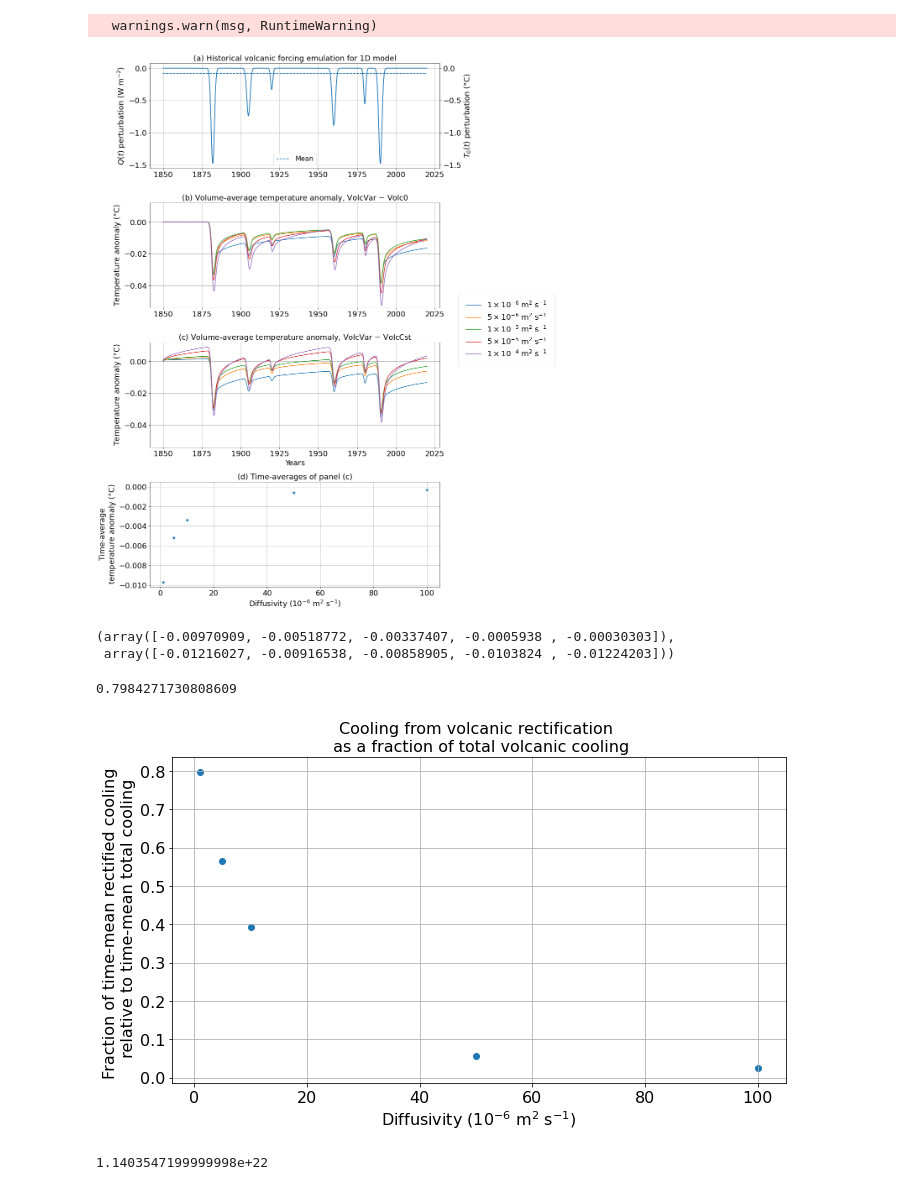
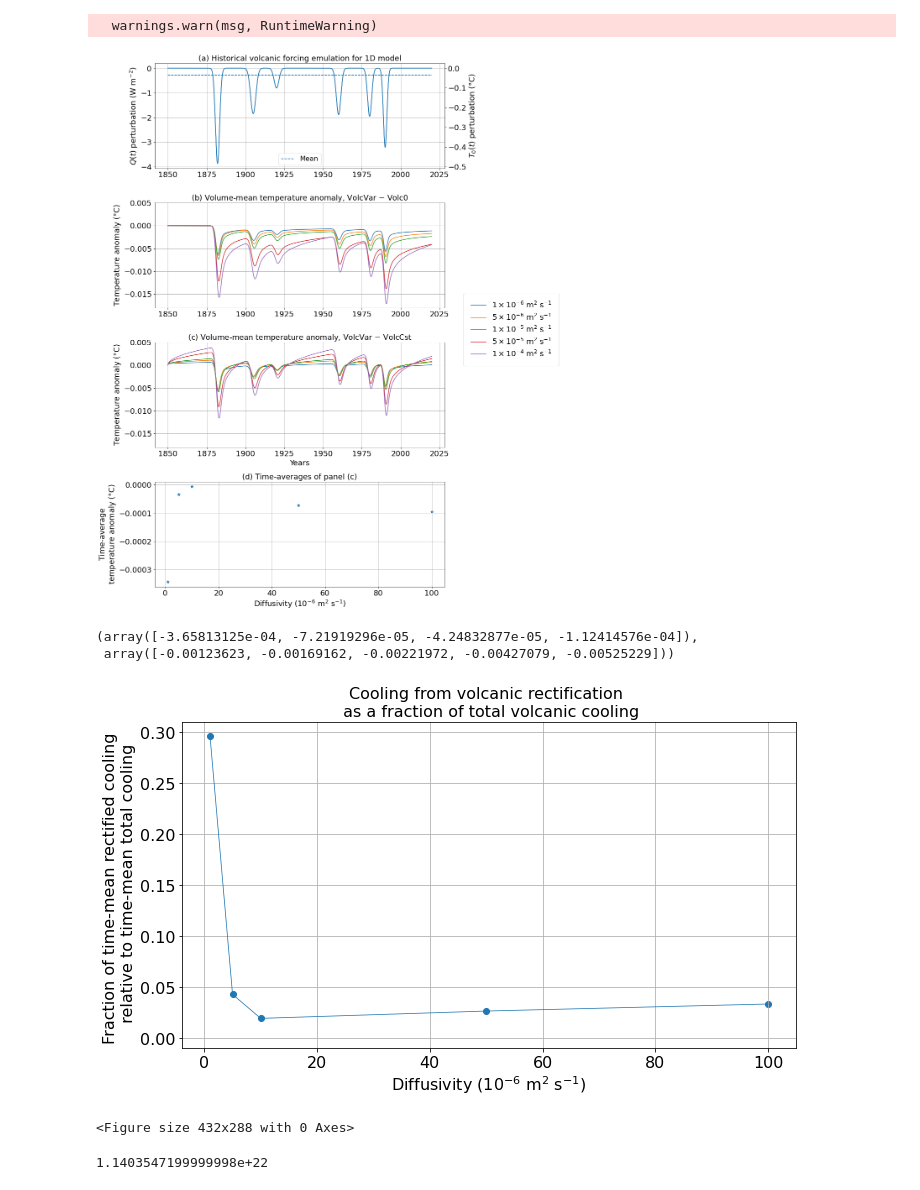
Before and after one commit to mpudig/HonoursThesis, a Jupyter notebook: Figure_code/Fig13.ipynb, the cells around one changed output. Drawn from its saved outputs; the diff is of its cells as text; code cells hidden in the pictures.

Commit message:
Volcanic forcing good?

```diff
--- a/Figure_code/Fig13.ipynb
+++ b/Figure_code/Fig13.ipynb
@@ -238,7 +265,7 @@ kappas = np.array([1e-6, 5e-6, 1e-5, 5e-5, 1e-4])
 
 # N.B.: For the larger diffusivities to remain numerically stable, need to decrease dt to ensure the Von Neumann stability criterion
 
-spin_up = 100
+spin_up = 1 # change to 100 later
 years = 170
 
 OHC_volc_var_cont_kappas = []
@@ -265,14 +292,13 @@ def run_volcanos_kappa(dt, kappa):
     T0_cont = np.full_like(t, 0)
     Q_cont = np.full_like(t, 0)
 
-    volcanic_factor = 1 # To scale the 5 x volcanic forcing, e.g., 0.2 --> 1 x volcanic forcing
+    T0_volc_var = -830*normal(t, 32, 1.9) \
+                        - 500*normal(t, 55, 2.4) \
+                        - 200*normal(t, 70, 2.2) \
+                        - 448*normal(t, 110, 2.1) \
+                        - 420*normal(t, 130, 1.9) \
+                        - 580*normal(t, 140, 1.6)
 
-    T0_volc_var = volcanic_factor * (-2000*normal(t, 32, 1.5) \
-                        - 1000*normal(t, 55, 1.5) \
-                        - 300*normal(t, 70, 1.) \
-                        - 1200*normal(t, 110, 1.5) \
-                        - 500*normal(t, 130, 1.0) \
-                        - 2000*normal(t, 140, 1.5))
     Q_volc_var = 8 * T0_volc_var
 
     T0_volc_cst_spinup = np.mean(T0_volc_var) * np.full_like(t_spinup, 1)
@@ -292,7 +318,7 @@ def run_volcanos_kappa(dt, kappa):
 
     T_volc_var_cst_cont = model(dt, dz, z_m, z_d, z_b, kappa, gamma, T_volc_cst_spinup[:, - 1], Q_volc_var, T0_volc_var, years) # initial condition is the state spun-up to the time-mean of the variable forcing which will then be presvribed
 
-    # Make into xarray dataarrays
+    # Make into xarray DataArrays
     OHC_volc_var_cont = xr.DataArray(data=OHC(T_volc_var - T_cont), coords=dict(time = t / 360 + 1850))
     OHC_volc_var_cst = xr.DataArray(data=OHC(T_volc_var_cst_cont - T_volc_cst_cont), coords=dict(time = t / 360 + 1850))
 
@@ -304,28 +330,28 @@ def run_volcanos_kappa(dt, kappa):
 for k in range(len(kappas)):
     kappa = kappas[k]
     if kappa <= 1e-5:
-        dt = decrease_dz_factor**2 * 10.0 * 86400
+        dt = 10.0 * 86400
         OHC_volc_var_cont, OHC_volc_var_cst = run_volcanos_kappa(dt, kappa)
 
         OHC_volc_var_cont_kappas.append(OHC_volc_var_cont)
         OHC_volc_var_cst_kappas.append(OHC_volc_var_cst)
 
     elif kappa <= 2e-5:
-        dt = decrease_dz_factor**2 * 5.0 * 86400
+        dt = 5.0 * 86400
         OHC_volc_var_cont, OHC_volc_var_cst = run_volcanos_kappa(dt, kappa)
 
         OHC_volc_var_cont_kappas.append(OHC_volc_var_cont)
         OHC_volc_var_cst_kappas.append(OHC_volc_var_cst)
 
     elif kappa <= 5e-5:
-        dt = decrease_dz_factor**2 * 2.0 * 86400
+        dt = 2.0 * 86400
         OHC_volc_var_cont, OHC_volc_var_cst = run_volcanos_kappa(dt, kappa)
 
         OHC_volc_var_cont_kappas.append(OHC_volc_var_cont)
         OHC_volc_var_cst_kappas.append(OHC_volc_var_cst)
 
     else:
-        dt = decrease_dz_factor**2 * 1.0 * 86400
+        dt = 1.0 * 86400
         OHC_volc_var_cont, OHC_volc_var_cst = run_volcanos_kappa(dt, kappa)
 
         OHC_volc_var_cont_kappas.append(OHC_volc_var_cont)
@@ -338,8 +364,8 @@ fig = plt.figure(figsize=(12,20))
 fontsize=18
 
 ax = fig.add_subplot(4, 1, 1)
-ax.plot(1850 + t/360, T0_volc_var)
-ax.axhline(y=np.mean(T0_volc_var), xmin=0.045, xmax=1-0.045, linestyle='--', label='Mean')
+ax.plot(1850 + t/360, Q_volc_var)
+ax.axhline(y=np.mean(Q_volc_var), xmin=0.045, xmax=1-0.045, linestyle='--', label='Mean')
 ax.set_xlabel('',fontsize=18)
 ax.set_ylabel('$Q(t)$ perturbation (W m$^{-2})$',fontsize=fontsize)
 # ax.set_title(r'(a) 5$\times$ historical volcanic forcing emulation for 1D model', fontsize=fontsize)
@@ -356,8 +382,8 @@ ax2.set_ylabel('$T_0(t)$ perturbation ($\degree$C)',fontsize=fontsize)
 ax2.set_title('', fontsize=fontsize)
 ax2.tick_params(labelsize=fontsize)
 
-ymax = 0.012
-ymin = -0.054
+ymax = 0.005
+ymin = -0.018
 
 # kappa_labels = [r'$1 \times 10^{{-6}}$ m$^2$ s$^{-1}$',
 #                r'$2.5 \times 10^{{-6}}$ m$^2$ s$^{-1}$',
@@ -377,59 +403,57 @@ kappa_labels = [r'$1 \times 10^{{-6}}$ m$^2$ s$^{-1}$',
 ax = fig.add_subplot(4, 1, 2)
 for i in range(len(OHC_volc_var_cont_kappas)):
     OHC_volc_var_cont_kappas[i].plot(ax=ax)
-    ax.set_title('(b) Volume-average temperature anomaly, VolcVar $-$ Volc0', fontsize=fontsize)
+    ax.set_title('(b) Volume-mean temperature anomaly, VolcVar $-$ Volc0', fontsize=fontsize)
     ax.set_xlabel('', fontsize=fontsize)
     ax.set_ylabel('Temperature anomaly ($\degree$C)', fontsize=fontsize)
     ax.tick_params(labelsize=fontsize)
     ax.grid(visible=True)
     ax.set_ylim(ymin, ymax)
 
 ax = fig.add_subplot(4, 1, 3)
 for i in range(len(OHC_volc_var_cst_kappas)):
     OHC_volc_var_cst_kappas[i].plot(ax=ax, label=kappa_labels[i])
-    ax.set_title('(c) Volume-average temperature anomaly, VolcVar $-$ VolcCst', fontsize=fontsize)
+    ax.set_title('(c) Volume-mean temperature anomaly, VolcVar $-$ VolcCst', fontsize=fontsize)
     ax.set_xlabel('Years', fontsize=fontsize)
     ax.set_ylabel('Temperature anomaly ($\degree$C)', fontsize=fontsize)
     ax.tick_params(labelsize=fontsize)
     ax.grid(visible=True)
     ax.set_ylim(ymin, ymax)
     # ax.legend(fontsize=14, ncol=2, loc='lower center')
     ax.legend(fancybox=True, borderpad=1,bbox_to_anchor=(1.05, 1.12),loc = 'center left', fontsize=fontsize)
 
 ax = fig.add_subplot(4, 1, 4)
-OHC_volc_var_averages = np.array([OHC_volc_var_cst_kappas[i].mean(dim='time') for i in range(len(OHC_volc_var_cst_kappas))])# * 1.3e18 * 4000 * 1035 * 2
-ax.scatter(kappas/1e-6, OHC_volc_var_averages, s=50, marker='*', color='C0')
+OHC_volc_var_averages = np.array([OHC_volc_var_cst_kappas[i].sel(time=slice(1920,None)).mean(dim='time') for i in range(len(kappas))])# * 1.3e18 * 4000 * 1035 * 2
+ax.scatter(kappas / 1e-6, OHC_volc_var_averages, s=50, marker='*', color='C0')
 ax.grid()
 ax.set_ylabel('Time-average\ntemperature anomaly ($\degree$C)', multialignment='center', fontsize=fontsize)
 ax.set_xlabel(r'Diffusivity ($10^{-6}$ m$^2$ s$^{-1}$)', fontsize=fontsize)
 ax.set_title('(d) Time-averages of panel (c)', fontsize=fontsize)
 ax.tick_params(labelsize=fontsize)
-ax.set_ylim(None, 0.0005)
+# ax.set_ylim(None, 0.0005)
 
 plt.subplots_adjust(left=0.1,
                     bottom=None,
                     right=0.9,
                     top=0.99,
                     wspace=None,
                     hspace=0.33)
 
 # plt.savefig('Fig13.pdf', bbox_inches='tight', dpi=300)
 # %% [output]
-[figure, old version]
+[figure, new version]
 # %%
-np.array([OHC_volc_var_cst_kappas[i].mean(dim='time') for i in range(len(kappas))]), np.array([OHC_volc_var_cont_kappas[i].mean(dim='time') for i in range(len(kappas))])
+np.array([OHC_volc_var_cst_kappas[i].mean(dim='time') for i in range(len(kappas)-1)]), np.array([OHC_volc_var_cont_kappas[i].mean(dim='time') for i in range(len(kappas))])
 # %% [output]
-(array([-0.00970909, -0.00518772, -0.00337407, -0.0005938 , -0.00030303]),
- array([-0.01216027, -0.00916538, -0.00858905, -0.0103824 , -0.01224203]))
+(array([-3.65813125e-04, -7.21919296e-05, -4.24832877e-05, -1.12414576e-04]),
+ array([-0.00123623, -0.00169162, -0.00221972, -0.00427079, -0.00525229]))
-# %%
-0.00970909 / 0.01216027
-# %% [output]
-0.7984271730808609
 # %%
 plt.figure(figsize=(11,6))
-
-plt.scatter(kappas / 1e-6, np.array([OHC_volc_var_cst_kappas[i].mean(dim='time') for i in range(len(OHC_volc_var_cst_kappas))]) \
-         / np.array([OHC_volc_var_cont_kappas[i].mean(dim='time') for i in range(len(OHC_volc_var_cst_kappas))]))
+# .sel(time=slice(1920,None)).mean(dim='time')
+plt.plot(kappas / 1e-6, np.array([OHC_volc_var_cst_kappas[i].mean(dim='time') for i in range(len(kappas))]) \
+         / np.array([OHC_volc_var_cont_kappas[i].mean(dim='time') for i in range(len(kappas))]), linewidth = 0.75)
+plt.scatter(kappas / 1e-6, np.array([OHC_volc_var_cst_kappas[i].mean(dim='time') for i in range(len(kappas))]) \
+         / np.array([OHC_volc_var_cont_kappas[i].mean(dim='time') for i in range(len(kappas))]))
 plt.grid()
 
 fontsize=16
@@ -438,9 +462,12 @@ plt.ylabel('Fraction of time-mean rectified cooling \n relative to time-mean tot
 plt.xlabel(r'Diffusivity ($10^{-6}$ m$^2$ s$^{-1}$)', fontsize=fontsize)
 plt.xticks(fontsize=fontsize)
 plt.yticks(fontsize=fontsize)
+plt.ylim(-0.01, None)
 plt.show()
+plt.savefig('myeffect_v_gregoryeffect.pdf', bbox_inches='tight', dpi=300)
 # %% [output]
-[figure, old version]
+[figure, new version]
+<Figure size 432x288 with 0 Axes>
 # %%
 0.2*2 * 0.005 * 1035*3992*1.38e18
 
```
Also changed, not shown: parts of 9 cells of this notebook, 12 other files.
